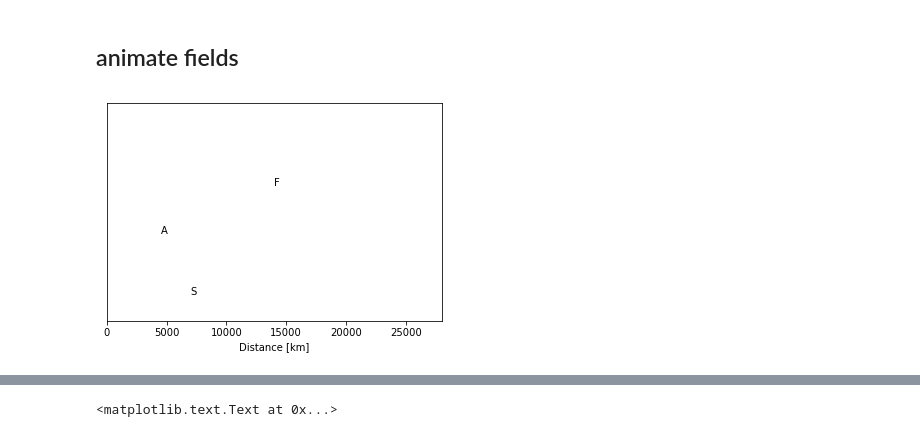
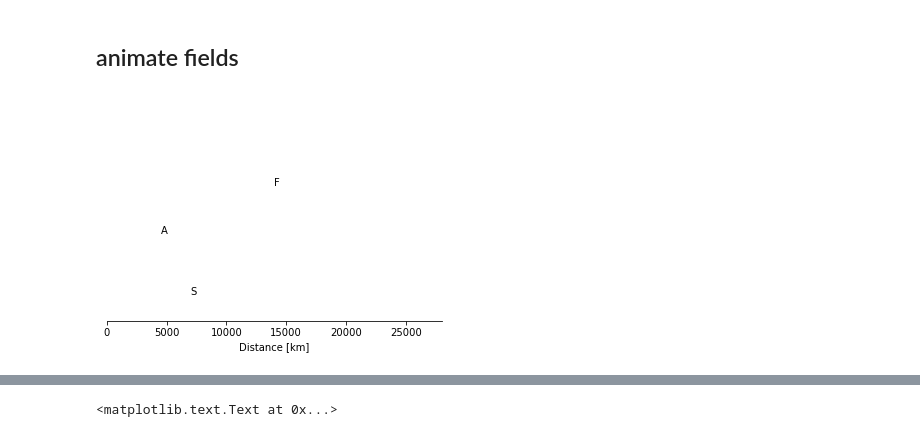
Before and after one commit to sjsmith757/rossby-blocking, a Jupyter notebook: runsave.ipynb, the cells around one changed output, grey strips where cells are left out. Cells and saved outputs as stored; diff of their text form; code cells hidden in the pictures.

```diff
--- a/runsave.ipynb
+++ b/runsave.ipynb
@@ -18,7 +18,7 @@ def gaussforce(x,t,peak=2,inject=True):
     t = t/86400.0
     xc = 16800.0e3
     xw = 2800.0e3
-    sx = 1.*1.852e-5 + np.zeros(len(x))
+    sx = 1*1.852e-5 + np.zeros(len(x))
     if inject:
         sx *= (1+peak*np.exp(-((x-xc)/xw)**2 - ((t-tc)/tw)**2))
     return sx
@@ -98,24 +98,28 @@ S = gaussforce_array(model.x,t[:,np.newaxis],peak=2,inject=True)
 # %%
 # First set up the figure, the axis, and the plot element we want to animate
 fig, ax = plt.subplots()
 
 ax.set_xlim(( 0, model.x.max()/1e3))
 ax.set_ylim((0, 100))
 
 ax.set_yticks([])
 ax.set_xlabel(r"Distance [km]")
 
 ax.text(7000,12,"S")
 ax.text(4500,40,"A")
 ax.text(14000,62,"F")
 
+# Hide the right and top spines
+ax.spines['right'].set_visible(False)
+ax.spines['top'].set_visible(False)
+ax.spines['left'].set_visible(False)
 
 
 line, = ax.plot([], [], lw=2)
 line2, = ax.plot([], [], lw=2)
 line3, = ax.plot([], [], lw=2)
 # %% [output]
-[figure, old version]
+[figure, new version]
 # %%
 # initialization function: plot the background of each frame
 def init():
```
Also changed, not shown: 1 other file.
